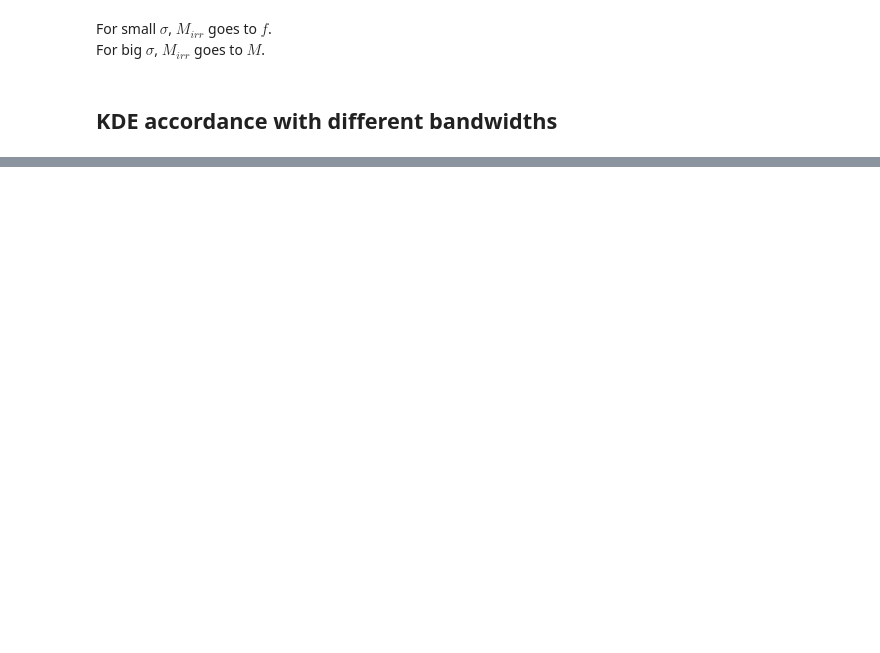
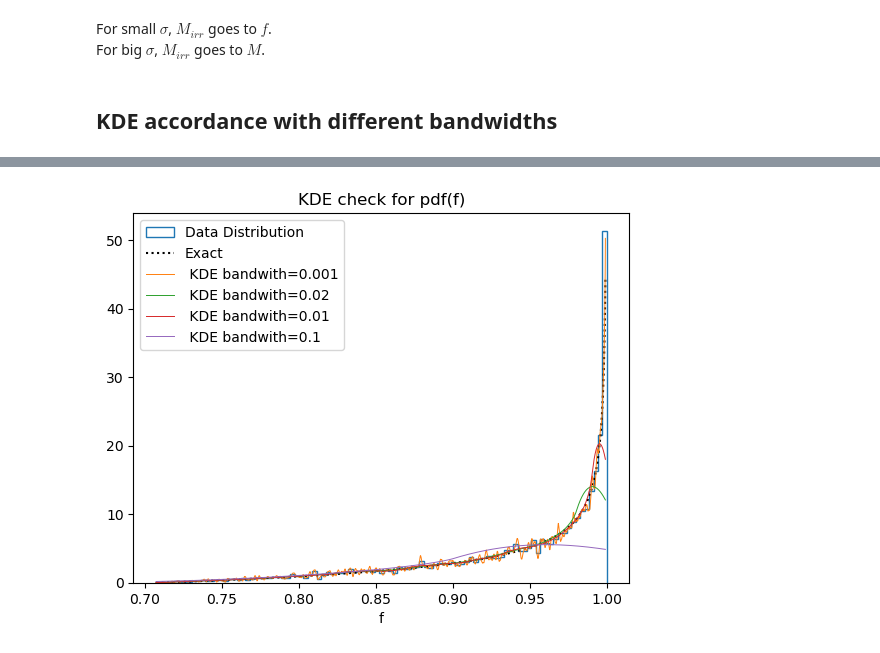
Before and after one commit to matteobosco0203/astrostatistics_bicocca_2026, a Jupyter notebook: working/L07 - Irreducible mass.ipynb, the cells around one changed output, grey strips where cells are left out. Cells and saved outputs as stored; diff of their text form; code cells hidden in the pictures; blank space fills up the shorter version.

```diff
--- a/working/L07 - Irreducible mass.ipynb
+++ b/working/L07 - Irreducible mass.ipynb
@@ -20,6 +20,9 @@ def M_irre(M,chi):
 
 def integrand(f,x):
     return ((2/np.pi)**0.5 / sigma ) * np.exp(-(x/f -1)**2 /(2*sigma**2)) * (2*f**2-1)/(1 - f**2)**0.5 / f
+
+def p_f(f):
+    return 2*(2*f**2-1)/np.sqrt(1-f**2)
 # %%
 mu=1
 sigma=0.02
@@ -113,0 +120,15 @@ plt.legend(loc='best');
+# %%
+chi=np.random.uniform(0,1,N)[:-1]
+plt.hist(f(chi),bins=100, density=True, histtype='step',lw=1, label='Data Distribution');
+xgrid=np.linspace(1/np.sqrt(2),1.0-1e-3,N-1)
+plt.plot(xgrid,p_f(xgrid),label='Exact',c='black',ls='dotted')
+
+for bandwidth in [0.001,0.02,0.01,0.1]:
+    kdepdf = kde_sklearn(f(chi),bandwidth=bandwidth,kernel="epanechnikov")
+    plt.plot(xgrid,kdepdf,label=' KDE bandwith='+str(bandwidth),lw=0.7)
+
+plt.xlabel('f')
+plt.title('KDE check for pdf(f)')
+plt.legend(loc='best');
+# %% [output]
+[figure, added]
```
Also changed, not shown: parts of 3 cells of this notebook.
